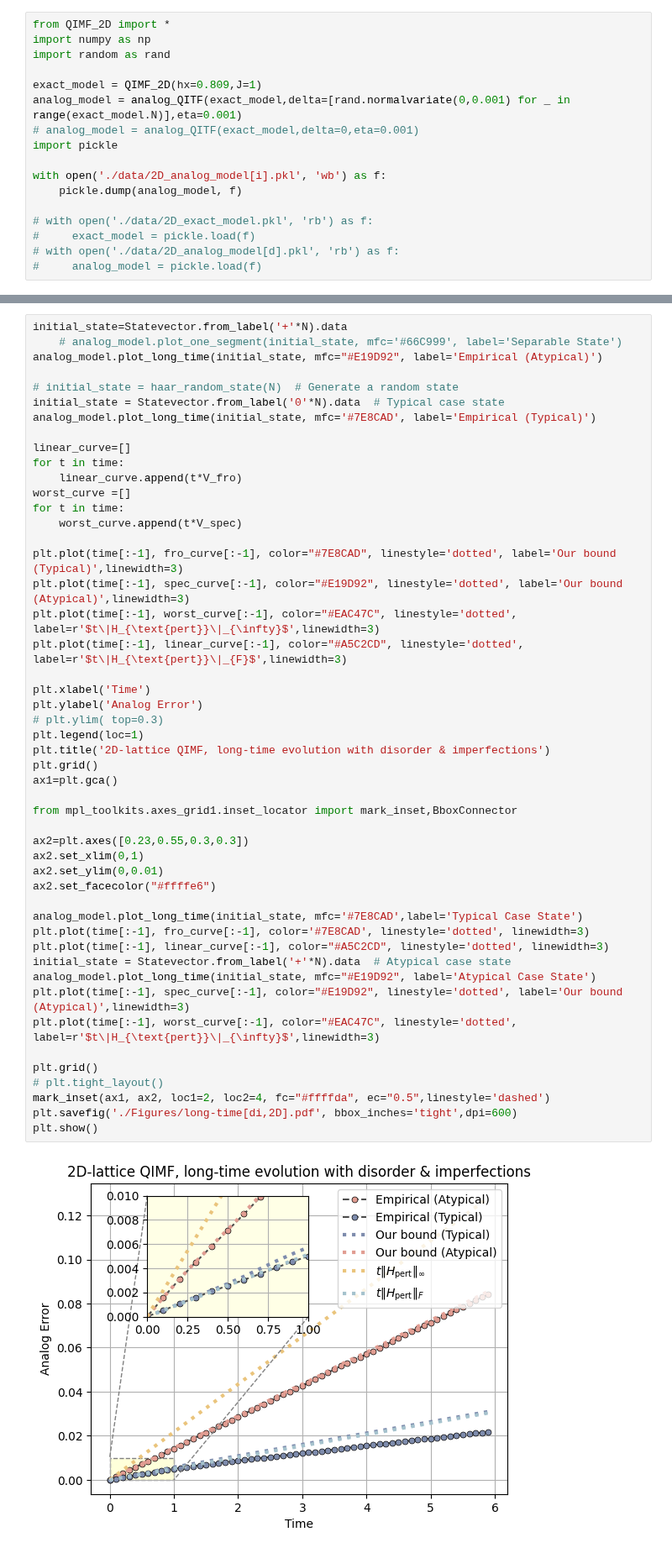
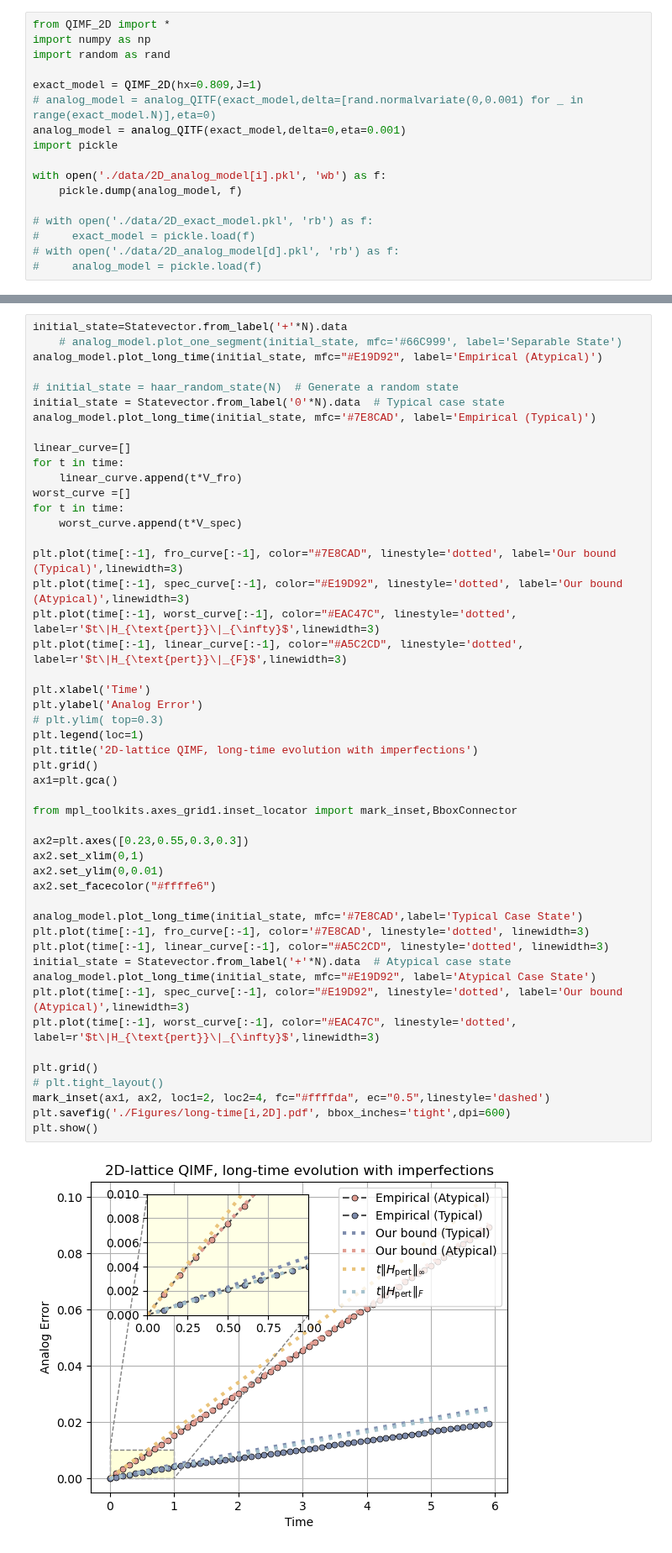
Before and after one commit to minidas/Entanglement-Induced-Resilience-of-Quantum-Dynamics, a Jupyter notebook: 2D_QIMF_analog.ipynb, the cells around one changed output, grey strips where cells are left out. Shown at 84% size. Saved outputs shown, nothing was run; the diff lists cells and outputs as text.

```diff
--- a/2D_QIMF_analog.ipynb
+++ b/2D_QIMF_analog.ipynb
@@ -4,8 +4,8 @@ import numpy as np
 import random as rand
 
 exact_model = QIMF_2D(hx=0.809,J=1)
-analog_model = analog_QITF(exact_model,delta=[rand.normalvariate(0,0.001) for _ in range(exact_model.N)],eta=0.001)
-# analog_model = analog_QITF(exact_model,delta=0,eta=0.001)
+# analog_model = analog_QITF(exact_model,delta=[rand.normalvariate(0,0.001) for _ in range(exact_model.N)],eta=0)
+analog_model = analog_QITF(exact_model,delta=0,eta=0.001)
 import pickle
 
 with open('./data/2D_analog_model[i].pkl', 'wb') as f:
@@ -63,36 +63,36 @@ plt.plot(time[:-1], spec_curve[:-1], color="#E19D92", linestyle='dotted', label=
 plt.plot(time[:-1], worst_curve[:-1], color="#EAC47C", linestyle='dotted', label=r'$t\|H_{\text{pert}}\|_{\infty}$',linewidth=3)
 plt.plot(time[:-1], linear_curve[:-1], color="#A5C2CD", linestyle='dotted', label=r'$t\|H_{\text{pert}}\|_{F}$',linewidth=3)
 
 plt.xlabel('Time')
 plt.ylabel('Analog Error')
 # plt.ylim( top=0.3)
 plt.legend(loc=1)
-plt.title('2D-lattice QIMF, long-time evolution with disorder & imperfections')
+plt.title('2D-lattice QIMF, long-time evolution with imperfections')
 plt.grid()
 ax1=plt.gca()
 
 from mpl_toolkits.axes_grid1.inset_locator import mark_inset,BboxConnector
 
 ax2=plt.axes([0.23,0.55,0.3,0.3])
 ax2.set_xlim(0,1)
 ax2.set_ylim(0,0.01)
 ax2.set_facecolor("#ffffe6")
 
 analog_model.plot_long_time(initial_state, mfc='#7E8CAD',label='Typical Case State')
 plt.plot(time[:-1], fro_curve[:-1], color='#7E8CAD', linestyle='dotted', linewidth=3)
 plt.plot(time[:-1], linear_curve[:-1], color="#A5C2CD", linestyle='dotted', linewidth=3)
 initial_state = Statevector.from_label('+'*N).data  # Atypical case state
 analog_model.plot_long_time(initial_state, mfc="#E19D92", label='Atypical Case State')
 plt.plot(time[:-1], spec_curve[:-1], color="#E19D92", linestyle='dotted', label='Our bound (Atypical)',linewidth=3)
 plt.plot(time[:-1], worst_curve[:-1], color="#EAC47C", linestyle='dotted', label=r'$t\|H_{\text{pert}}\|_{\infty}$',linewidth=3)
 
 plt.grid()
 # plt.tight_layout()
 mark_inset(ax1, ax2, loc1=2, loc2=4, fc="#ffffda", ec="0.5",linestyle='dashed')
-plt.savefig('./Figures/long-time[di,2D].pdf', bbox_inches='tight',dpi=600)
+plt.savefig('./Figures/long-time[i,2D].pdf', bbox_inches='tight',dpi=600)
 plt.show()
 # %% [output]
-[figure, old version]
+[figure, new version]
 # %%
 from entropy import entropy_data
 import matplotlib.pyplot as plt
```
Also changed, not shown: parts of 1 cell of this notebook, 13 other files.
